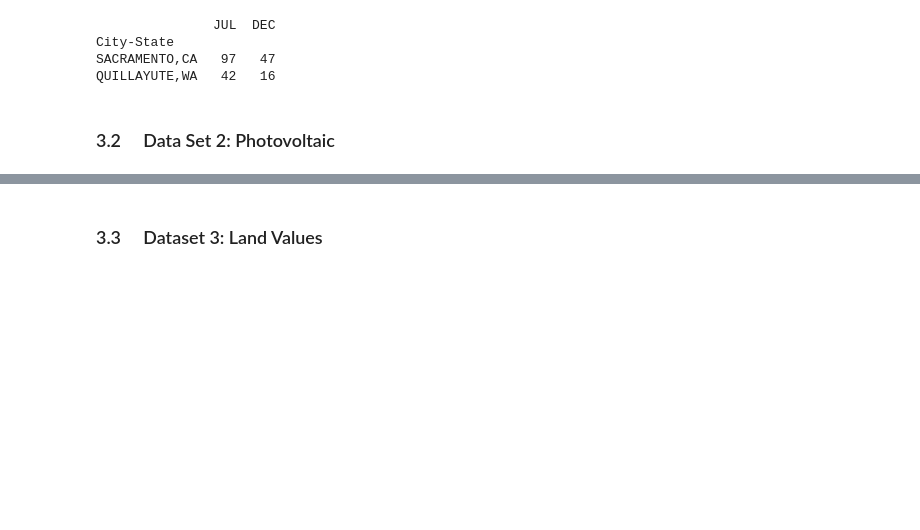
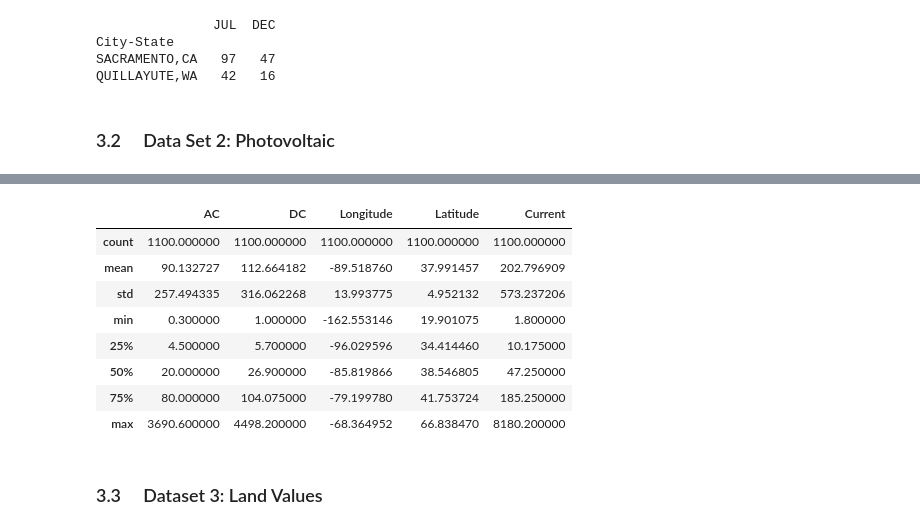
Before and after one commit to Nathan-Oyama-Personal/berkeley-ai, a Jupyter notebook: module20/eda.ipynb, the cells around one changed output, grey strips where cells are left out. Saved outputs shown, nothing was run; the diff lists cells and outputs as text; code cells hidden in the pictures; blank space fills up the shorter version.

```diff
--- a/module20/eda.ipynb
+++ b/module20/eda.ipynb
@@ -533,3 +581,15 @@ case_id
+# %%
+df_photovoltaic.describe()
+# %% [output]
+|  | AC | DC | Longitude | Latitude | Current |
+| count | 1100.000000 | 1100.000000 | 1100.000000 | 1100.000000 | 1100.000000 |
+| mean | 90.132727 | 112.664182 | -89.518760 | 37.991457 | 202.796909 |
+| std | 257.494335 | 316.062268 | 13.993775 | 4.952132 | 573.237206 |
+| min | 0.300000 | 1.000000 | -162.553146 | 19.901075 | 1.800000 |
+| 25% | 4.500000 | 5.700000 | -96.029596 | 34.414460 | 10.175000 |
+| 50% | 20.000000 | 26.900000 | -85.819866 | 38.546805 | 47.250000 |
+| 75% | 80.000000 | 104.075000 | -79.199780 | 41.753724 | 185.250000 |
+| max | 3690.600000 | 4498.200000 | -68.364952 | 66.838470 | 8180.200000 |
 # %% [markdown]
 ### 3.3 &emsp; Dataset 3: Land Values
 # %% [markdown]
```
Also changed, not shown: parts of 24 cells of this notebook.
